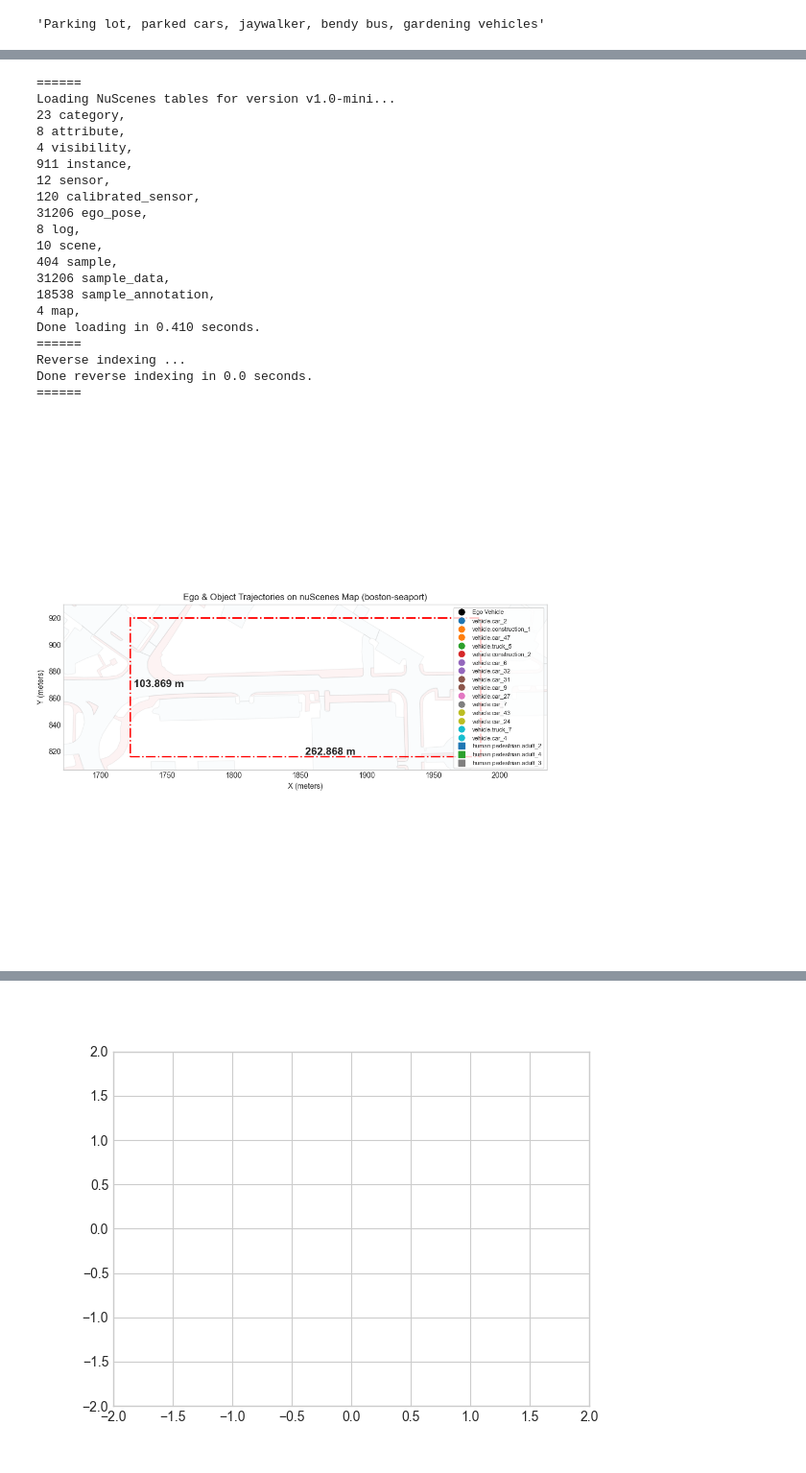
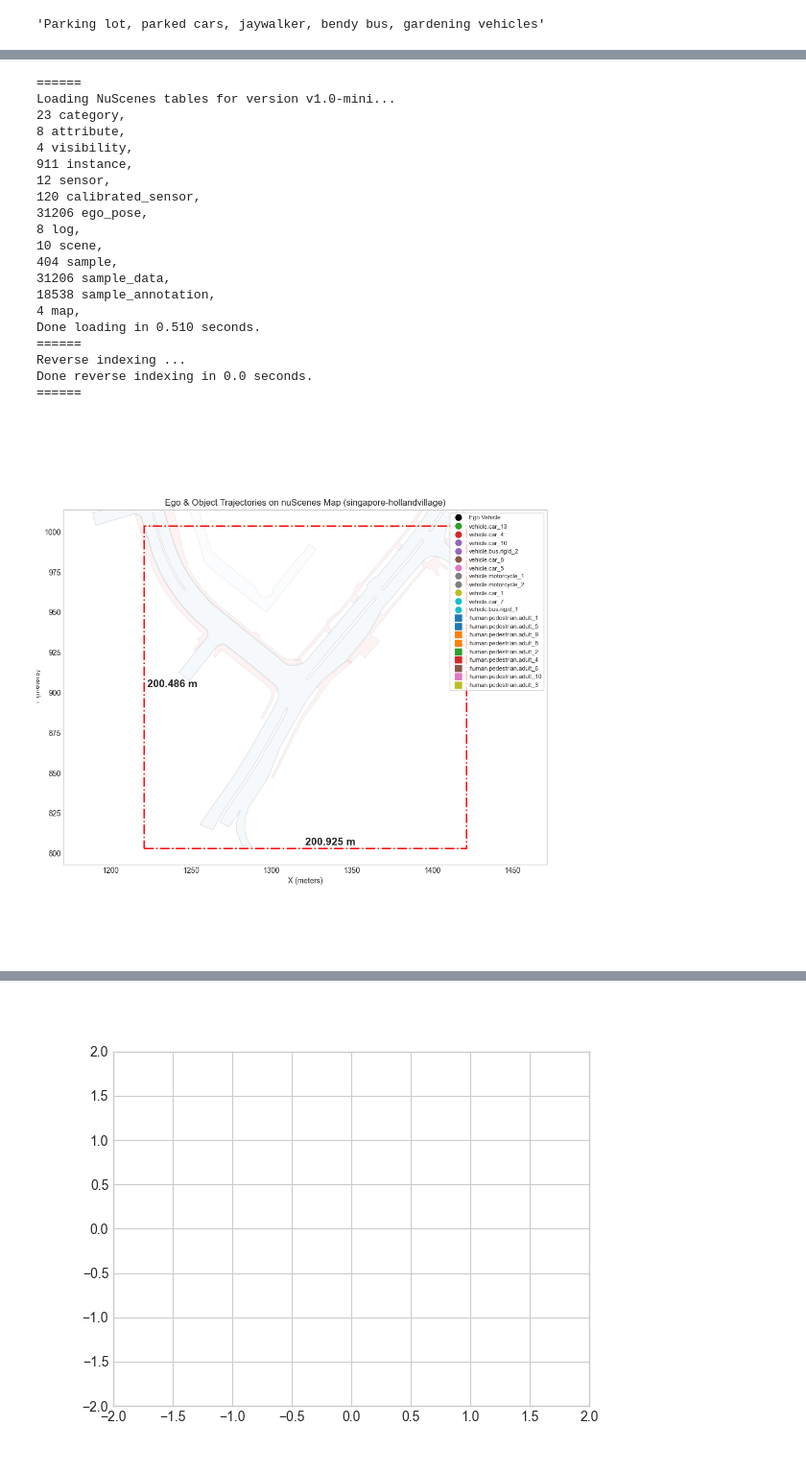
Before and after one commit to Akashleena/FramesforAV, a Jupyter notebook: create_frame_with_text_description_make_animation.ipynb, the cells around one changed output, grey strips where cells are left out. Shown: that part at 96% size. Drawn from its saved outputs; the diff is of its cells as text; code cells hidden in the pictures.

```diff
--- a/create_frame_with_text_description_make_animation.ipynb
+++ b/create_frame_with_text_description_make_animation.ipynb
@@ -69,7 +69,9 @@ dataroot = os.path.expanduser('~/Desktop/Nuscenes/nuscenes')
 nusc = NuScenes(version='v1.0-mini', dataroot=dataroot, verbose=True)
 
 # Select a scene
-scene = nusc.scene[3]
+
+index = 4
+scene = nusc.scene[index]
 first_sample_token = scene['first_sample_token']
 sample = nusc.get('sample', first_sample_token)
 ego_vehicle_start_time = sample['timestamp']
@@ -110,8 +112,9 @@ from nuscenes.map_expansion.map_api import NuScenesMap
 # Initialize nuScenes dataset
 nusc = NuScenes(version='v1.0-mini', dataroot='/Users/liliu/Desktop/Nuscenes/nuscenes', verbose=True)
 
-# Select a scene (second scene)
-scene = nusc.scene[3]
+# Select a scene (forth scene)
+index = 3
+scene = nusc.scene[index]
 first_sample_token = scene['first_sample_token']
 
 # Get the correct map for the scene
@@ -215,8 +218,8 @@ color_map = cm.get_cmap("tab10", len(selected_instances))
 instance_colors = {inst: color_map(i) for i, inst in enumerate(selected_instances)}
 
 # Determine the bounding box for the map (x_min, y_min, x_max, y_max)
-x_min, y_min = np.min(ego_trajectory, axis=0) - 50  # Expand by 50m buffer
-x_max, y_max = np.max(ego_trajectory, axis=0) + 50  # Expand by 50m buffer
+x_min, y_min = np.min(ego_trajectory, axis=0) - 100  # Expand by 50m buffer
+x_max, y_max = np.max(ego_trajectory, axis=0) + 100  # Expand by 50m buffer
 map_bounds = (x_min, y_min, x_max, y_max)
 
 # Define the layer names to be rendered
@@ -315,7 +318,7 @@ from nuscenes.map_expansion.map_api import NuScenesMap
 
 # === Dataset setup ===
 nusc = NuScenes(version='v1.0-mini', dataroot='/Users/liliu/Desktop/Nuscenes/nuscenes', verbose=True)
-scene = nusc.scene[3]
+scene = nusc.scene[index]
 first_sample_token = scene['first_sample_token']
 log = nusc.get("log", scene["log_token"])
 location = log["location"]
@@ -384,8 +387,8 @@ color_map = cm.get_cmap("tab10", len(selected_instances))
 instance_colors = {inst: color_map(i) for i, inst in enumerate(selected_instances)}
 
 # === Set up map plot ===
-x_min, y_min = ego_trajectory.min(axis=0) - 50
-x_max, y_max = ego_trajectory.max(axis=0) + 50
+x_min, y_min = ego_trajectory.min(axis=0) - 100
+x_max, y_max = ego_trajectory.max(axis=0) + 100
 fig, ax = nusc_map.render_map_patch((x_min, y_min, x_max, y_max), ['drivable_area', 'walkway'], alpha=0.05)
 fig.set_size_inches(10, 10)
 ax.set_aspect('equal')
@@ -445,33 +448,33 @@ legend_entries = [plt.Line2D([0], [0], marker='o', color='black', linestyle='Non
 for cat in category_order:
     if cat in grouped_legend:
         legend_entries.extend(grouped_legend[cat])
 
 ax.legend(handles=legend_entries, loc='upper right', fontsize=8, frameon=True)
 plt.title(f"Ego & Object Trajectories on nuScenes Map ({location})")
 plt.xlabel("X (meters)")
 plt.ylabel("Y (meters)")
 plt.grid()
 plt.show()
 # %% [output]
 ======
 Loading NuScenes tables for version v1.0-mini...
 23 category,
 8 attribute,
 4 visibility,
 911 instance,
 12 sensor,
 120 calibrated_sensor,
 31206 ego_pose,
 8 log,
 10 scene,
 404 sample,
 31206 sample_data,
 18538 sample_annotation,
 4 map,
-Done loading in 0.410 seconds.
+Done loading in 0.510 seconds.
 ======
 Reverse indexing ...
 Done reverse indexing in 0.0 seconds.
 ======
-[figure, old version]
+[figure, new version]
 # %%
```
Also changed, not shown: parts of 3 cells of this notebook, 10 other files.
